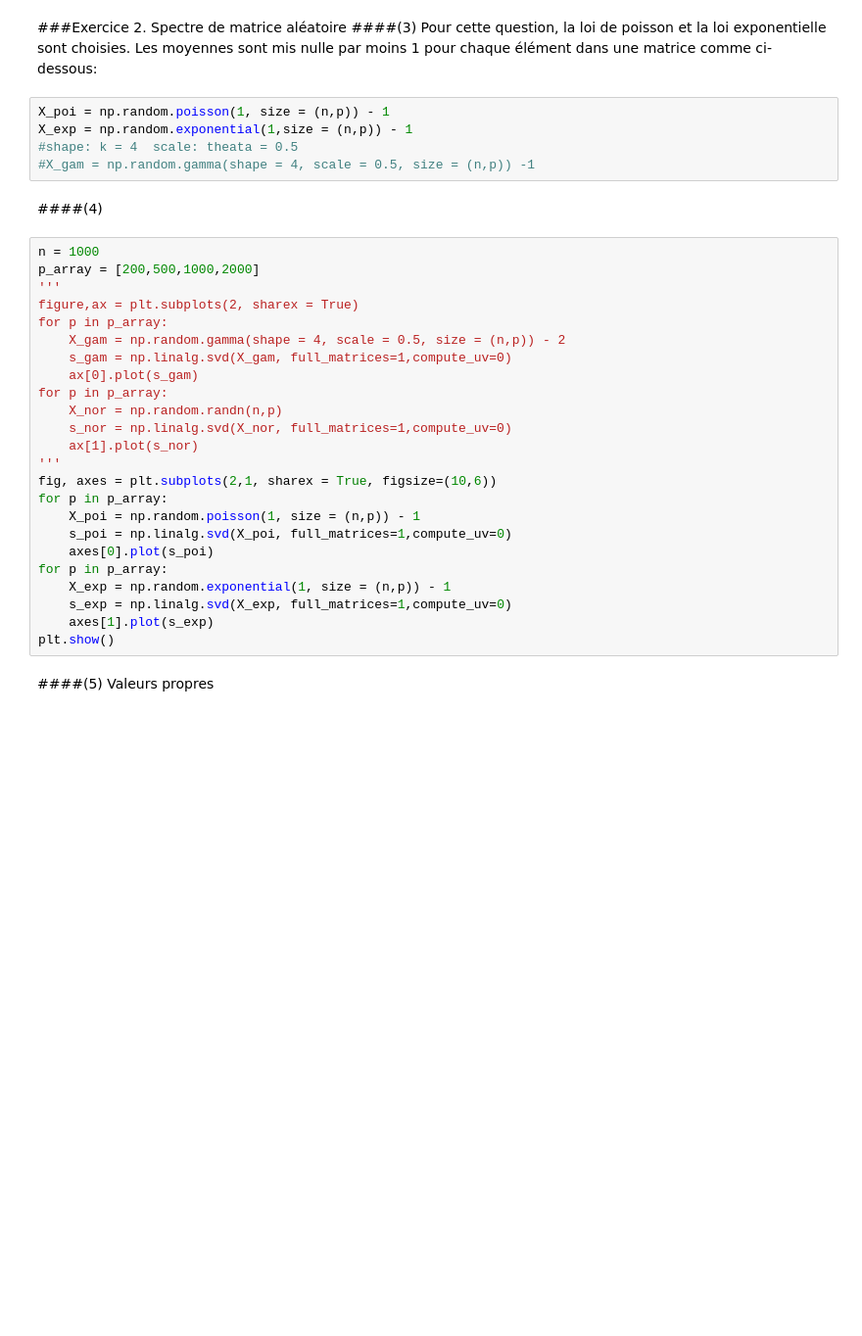
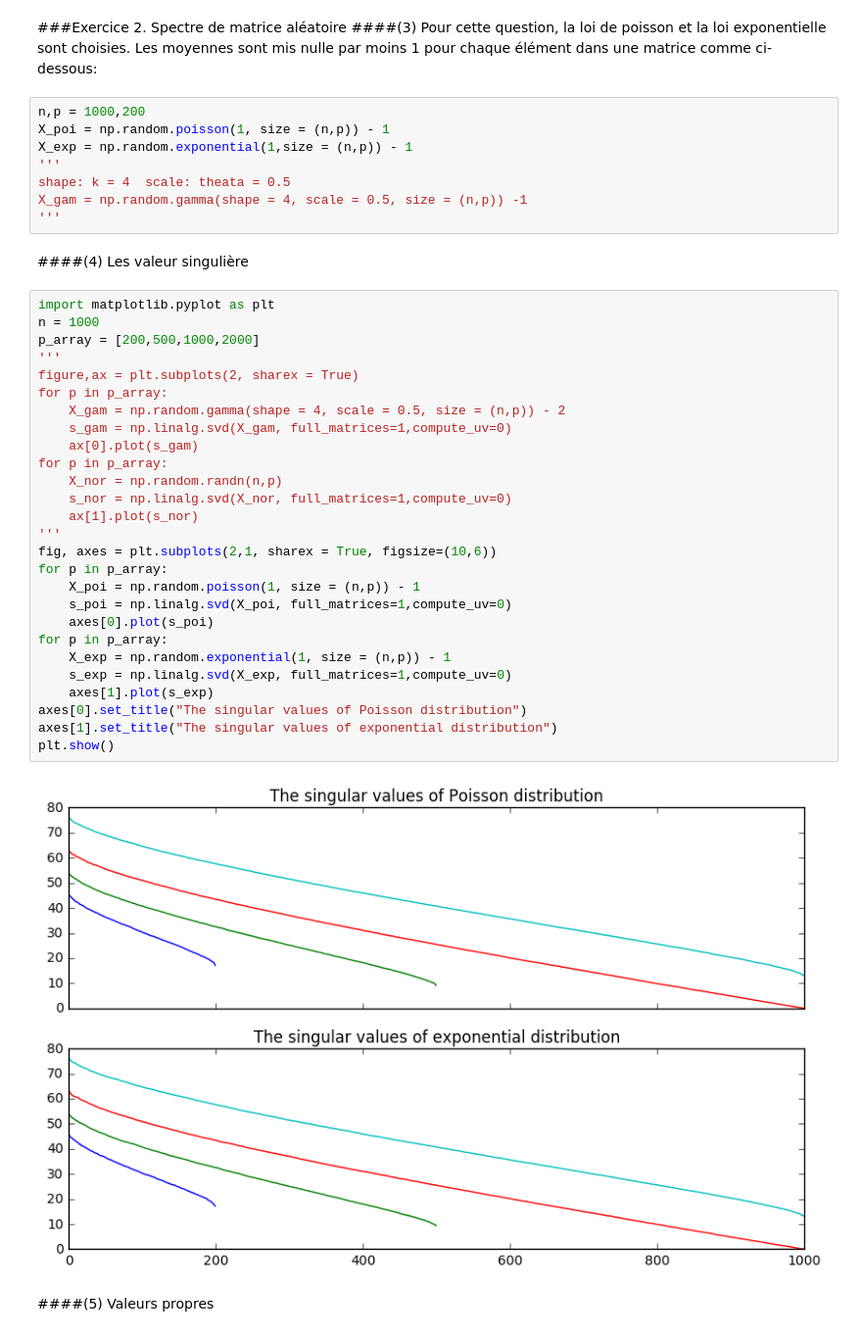
Before and after one commit to DemiFr/SD204-TP-SVD-PCA, a Jupyter notebook: LI_YANTING_0.ipynb, the cells around one changed output. Shown: that part at 98% size. Drawn from its saved outputs; the diff is of its cells as text; blank space fills up the shorter version.

```diff
--- a/LI_YANTING_0.ipynb
+++ b/LI_YANTING_0.ipynb
@@ -66,36 +81,44 @@ On voit que quand on utilise la dimention de 2000, le temps d'exécution est bea
 ####(3)
 Pour cette question, la loi de poisson et la loi exponentielle sont choisies. Les moyennes sont mis nulle par moins 1 pour chaque élément dans une matrice comme ci-dessous:
 # %%
+n,p = 1000,200
 X_poi = np.random.poisson(1, size = (n,p)) - 1
 X_exp = np.random.exponential(1,size = (n,p)) - 1
-#shape: k = 4  scale: theata = 0.5
-#X_gam = np.random.gamma(shape = 4, scale = 0.5, size = (n,p)) -1
+'''
+shape: k = 4  scale: theata = 0.5
+X_gam = np.random.gamma(shape = 4, scale = 0.5, size = (n,p)) -1
+'''
 # %% [markdown]
-####(4)
+####(4) Les valeur singulière
 # %%
+import matplotlib.pyplot as plt
 n = 1000
 p_array = [200,500,1000,2000]
 '''
 figure,ax = plt.subplots(2, sharex = True)
 for p in p_array:
     X_gam = np.random.gamma(shape = 4, scale = 0.5, size = (n,p)) - 2
     s_gam = np.linalg.svd(X_gam, full_matrices=1,compute_uv=0)
     ax[0].plot(s_gam)
 for p in p_array:
     X_nor = np.random.randn(n,p)
     s_nor = np.linalg.svd(X_nor, full_matrices=1,compute_uv=0)
     ax[1].plot(s_nor)
 '''
 fig, axes = plt.subplots(2,1, sharex = True, figsize=(10,6))
 for p in p_array:
     X_poi = np.random.poisson(1, size = (n,p)) - 1
     s_poi = np.linalg.svd(X_poi, full_matrices=1,compute_uv=0)
     axes[0].plot(s_poi)
 for p in p_array:
     X_exp = np.random.exponential(1, size = (n,p)) - 1
     s_exp = np.linalg.svd(X_exp, full_matrices=1,compute_uv=0)
     axes[1].plot(s_exp)
+axes[0].set_title("The singular values of Poisson distribution")
+axes[1].set_title("The singular values of exponential distribution")
 plt.show()
+# %% [output]
+[figure, added]
 # %% [markdown]
 ####(5) Valeurs propres
 # %%
```
Also changed, not shown: parts of 11 cells of this notebook.
